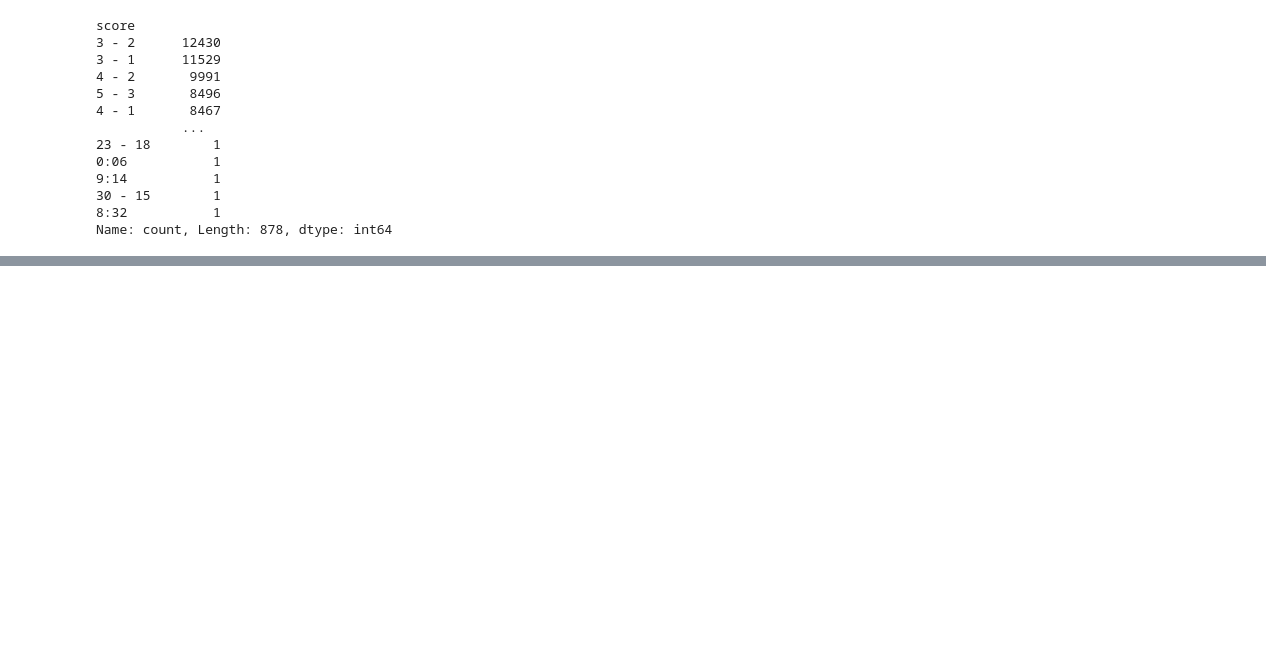
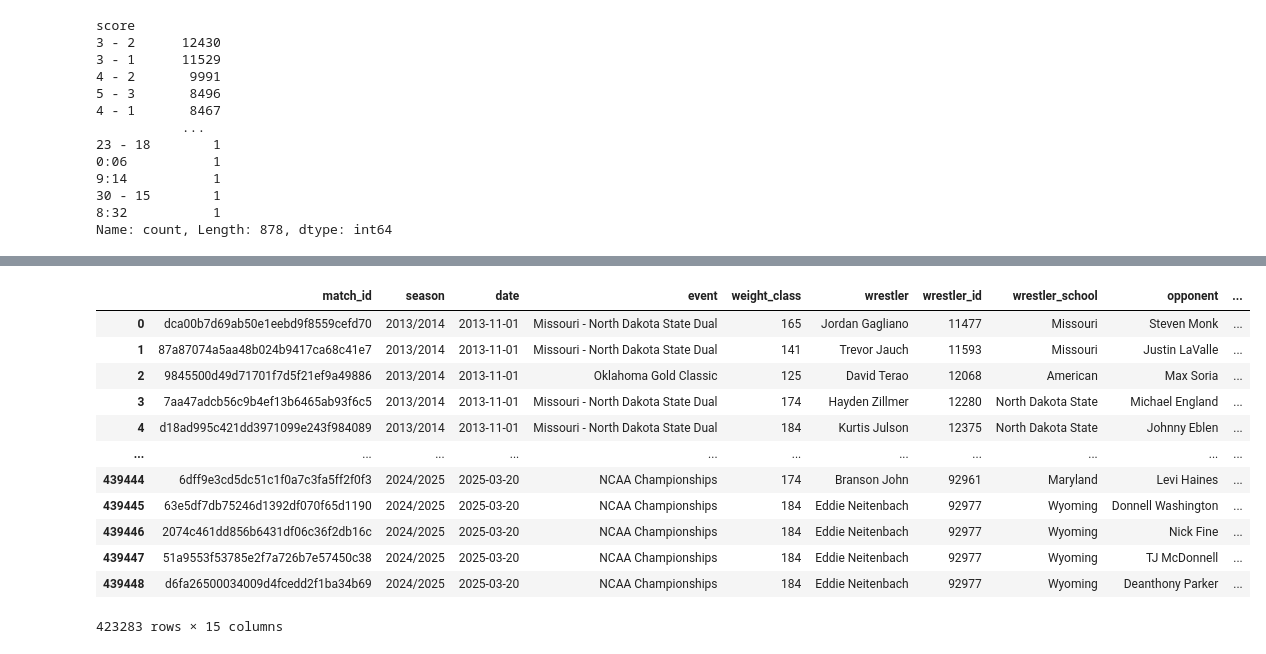
Before and after one commit to Silver0524/NCAA-Wrestling-Predictor, a Jupyter notebook: notebooks/cleaning.ipynb, the cells around one changed output, grey strips where cells are left out. Drawn from its saved outputs; the diff is of its cells as text; code cells hidden in the pictures; blank space fills up the shorter version.

```diff
--- a/notebooks/cleaning.ipynb
+++ b/notebooks/cleaning.ipynb
@@ -358,0 +289,17 @@ raw
+# %%
+raw = raw.iloc[:, [13, 0, 1, 2, 3, 10, 11, 12, 7, 8, 9, 4, 5, 6, 14]]
+raw
+# %% [output]
+|  | match_id | season | date | event | weight_class | wrestler | wrestler_id | wrestler_school | opponent | ... |
+| 0 | dca00b7d69ab50e1eebd9f8559cefd70 | 2013/2014 | 2013-11-01 | Missouri - North Dakota State Dual | 165 | Jordan Gagliano | 11477 | Missouri | Steven Monk | ... |
+| 1 | 87a87074a5aa48b024b9417ca68c41e7 | 2013/2014 | 2013-11-01 | Missouri - North Dakota State Dual | 141 | Trevor Jauch | 11593 | Missouri | Justin LaValle | ... |
+| 2 | 9845500d49d71701f7d5f21ef9a49886 | 2013/2014 | 2013-11-01 | Oklahoma Gold Classic | 125 | David Terao | 12068 | American | Max Soria | ... |
+| 3 | 7aa47adcb56c9b4ef13b6465ab93f6c5 | 2013/2014 | 2013-11-01 | Missouri - North Dakota State Dual | 174 | Hayden Zillmer | 12280 | North Dakota State | Michael England | ... |
+| 4 | d18ad995c421dd3971099e243f984089 | 2013/2014 | 2013-11-01 | Missouri - North Dakota State Dual | 184 | Kurtis Julson | 12375 | North Dakota State | Johnny Eblen | ... |
+| ... | ... | ... | ... | ... | ... | ... | ... | ... | ... | ... |
+| 439444 | 6dff9e3cd5dc51c1f0a7c3fa5ff2f0f3 | 2024/2025 | 2025-03-20 | NCAA Championships | 174 | Branson John | 92961 | Maryland | Levi Haines | ... |
+| 439445 | 63e5df7db75246d1392df070f65d1190 | 2024/2025 | 2025-03-20 | NCAA Championships | 184 | Eddie Neitenbach | 92977 | Wyoming | Donnell Washington | ... |
+| 439446 | 2074c461dd856b6431df06c36f2db16c | 2024/2025 | 2025-03-20 | NCAA Championships | 184 | Eddie Neitenbach | 92977 | Wyoming | Nick Fine | ... |
+| 439447 | 51a9553f53785e2f7a726b7e57450c38 | 2024/2025 | 2025-03-20 | NCAA Championships | 184 | Eddie Neitenbach | 92977 | Wyoming | TJ McDonnell | ... |
+| 439448 | d6fa26500034009d4fcedd2f1ba34b69 | 2024/2025 | 2025-03-20 | NCAA Championships | 184 | Eddie Neitenbach | 92977 | Wyoming | Deanthony Parker | ... |
+423283 rows × 15 columns
```
Also changed, not shown: parts of 7 cells of this notebook, 3 other files.
